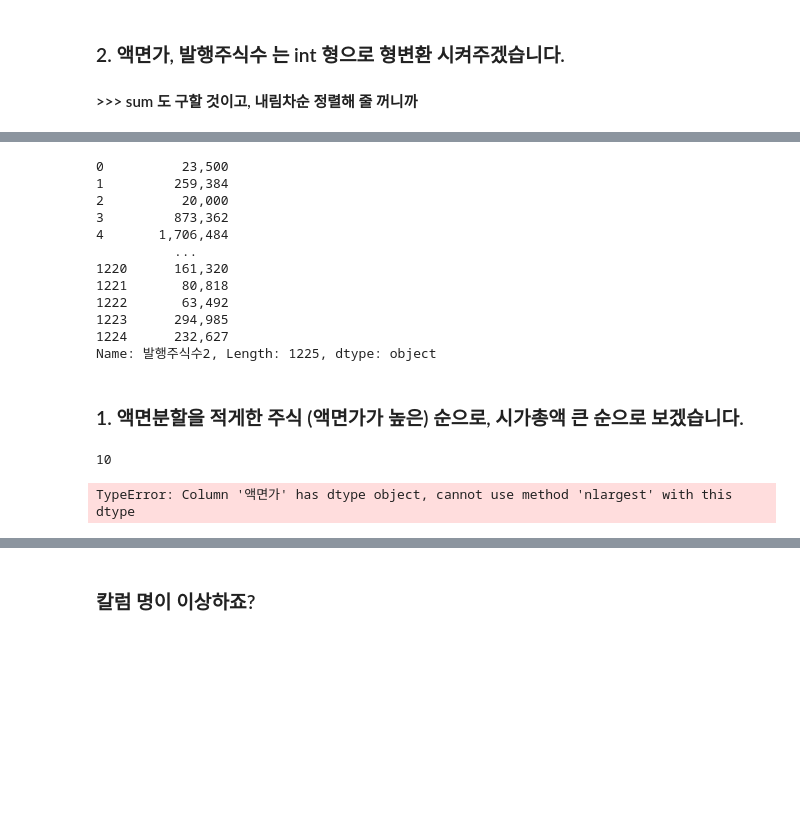
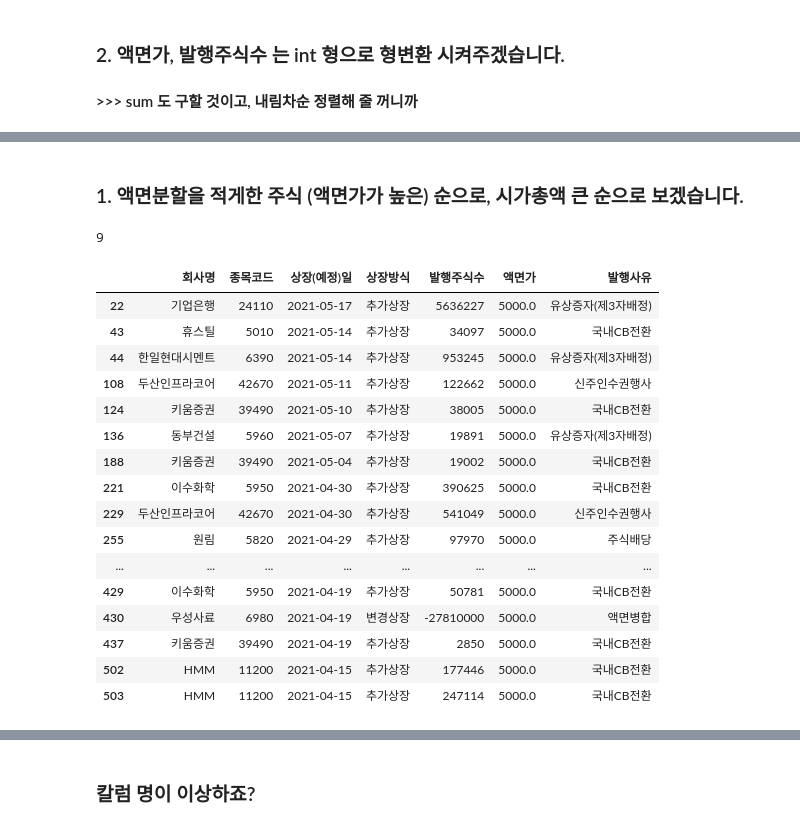
Before and after one commit to JasonChe0115/Programming3_project, a Jupyter notebook: 프3_기말프로젝트_제명수.ipynb, the cells around one changed output, grey strips where cells are left out. Saved outputs shown, nothing was run; the diff lists cells and outputs as text; code cells hidden in the pictures; blank space fills up the shorter version.

```diff
--- a/프3_기말프로젝트_제명수.ipynb
+++ b/프3_기말프로젝트_제명수.ipynb
@@ -186,25 +175,26 @@ new_stock['발행주식수2'] = new_stock['발행주식수'].str.replace(pat=r',
-# %%
-new_stock['발행주식수2']
-# %% [output]
-0          23,500
-1         259,384
-2          20,000
-3         873,362
-4       1,706,484
-          ...
-1220      161,320
-1221       80,818
-1222       63,492
-1223      294,985
-1224      232,627
-Name: 발행주식수2, Length: 1225, dtype: object
 # %% [markdown]
 ### 1. 액면분할을 적게한 주식 (액면가가 높은) 순으로, 시가총액 큰 순으로 보겠습니다.
 # %%
-new_stock.액면가.nunique()
+stock.액면가.nunique()
 # %% [output]
-10
+9
 # %%
-new_stock.nlargest(10, '액면가')
+stock.nlargest(20, '액면가')
 # %% [output]
-TypeError: Column '액면가' has dtype object, cannot use method 'nlargest' with this dtype
+|  | 회사명 | 종목코드 | 상장(예정)일 | 상장방식 | 발행주식수 | 액면가 | 발행사유 |
+| 22 | 기업은행 | 24110 | 2021-05-17 | 추가상장 | 5636227 | 5000.0 | 유상증자(제3자배정) |
+| 43 | 휴스틸 | 5010 | 2021-05-14 | 추가상장 | 34097 | 5000.0 | 국내CB전환 |
+| 44 | 한일현대시멘트 | 6390 | 2021-05-14 | 추가상장 | 953245 | 5000.0 | 유상증자(제3자배정) |
+| 108 | 두산인프라코어 | 42670 | 2021-05-11 | 추가상장 | 122662 | 5000.0 | 신주인수권행사 |
+| 124 | 키움증권 | 39490 | 2021-05-10 | 추가상장 | 38005 | 5000.0 | 국내CB전환 |
+| 136 | 동부건설 | 5960 | 2021-05-07 | 추가상장 | 19891 | 5000.0 | 유상증자(제3자배정) |
+| 188 | 키움증권 | 39490 | 2021-05-04 | 추가상장 | 19002 | 5000.0 | 국내CB전환 |
+| 221 | 이수화학 | 5950 | 2021-04-30 | 추가상장 | 390625 | 5000.0 | 국내CB전환 |
+| 229 | 두산인프라코어 | 42670 | 2021-04-30 | 추가상장 | 541049 | 5000.0 | 신주인수권행사 |
+| 255 | 원림 | 5820 | 2021-04-29 | 추가상장 | 97970 | 5000.0 | 주식배당 |
+| ... | ... | ... | ... | ... | ... | ... | ... |
+| 429 | 이수화학 | 5950 | 2021-04-19 | 추가상장 | 50781 | 5000.0 | 국내CB전환 |
+| 430 | 우성사료 | 6980 | 2021-04-19 | 변경상장 | -27810000 | 5000.0 | 액면병합 |
+| 437 | 키움증권 | 39490 | 2021-04-19 | 추가상장 | 2850 | 5000.0 | 국내CB전환 |
+| 502 | HMM | 11200 | 2021-04-15 | 추가상장 | 177446 | 5000.0 | 국내CB전환 |
+| 503 | HMM | 11200 | 2021-04-15 | 추가상장 | 247114 | 5000.0 | 국내CB전환 |
```
Also changed, not shown: parts of 35 cells of this notebook.
